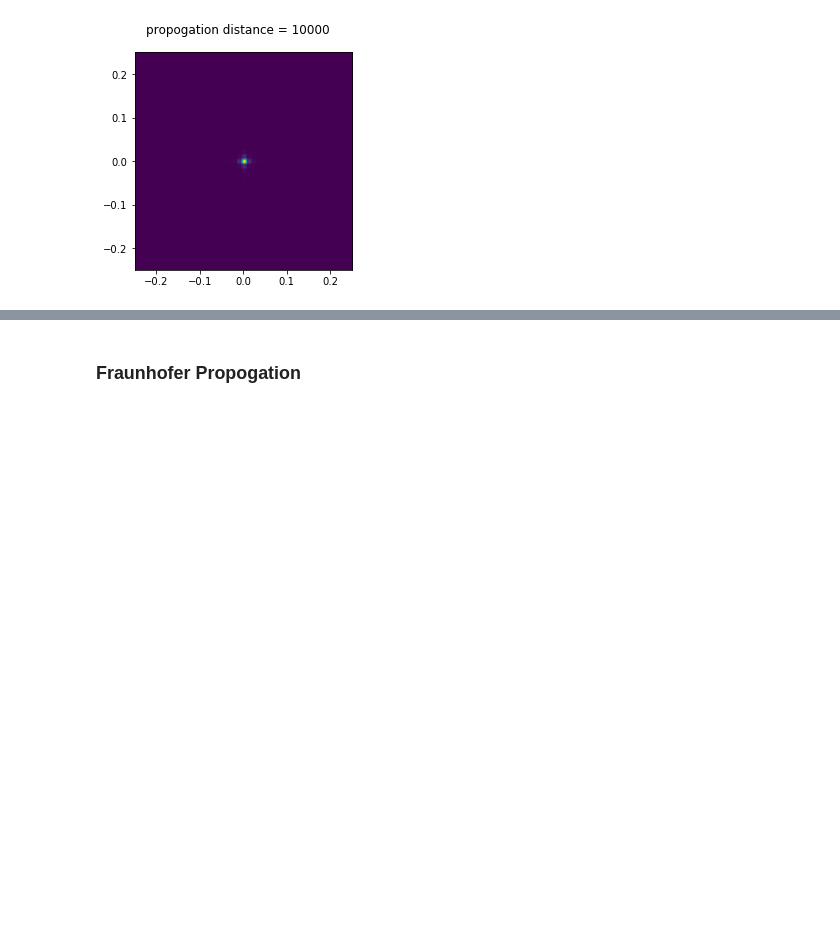
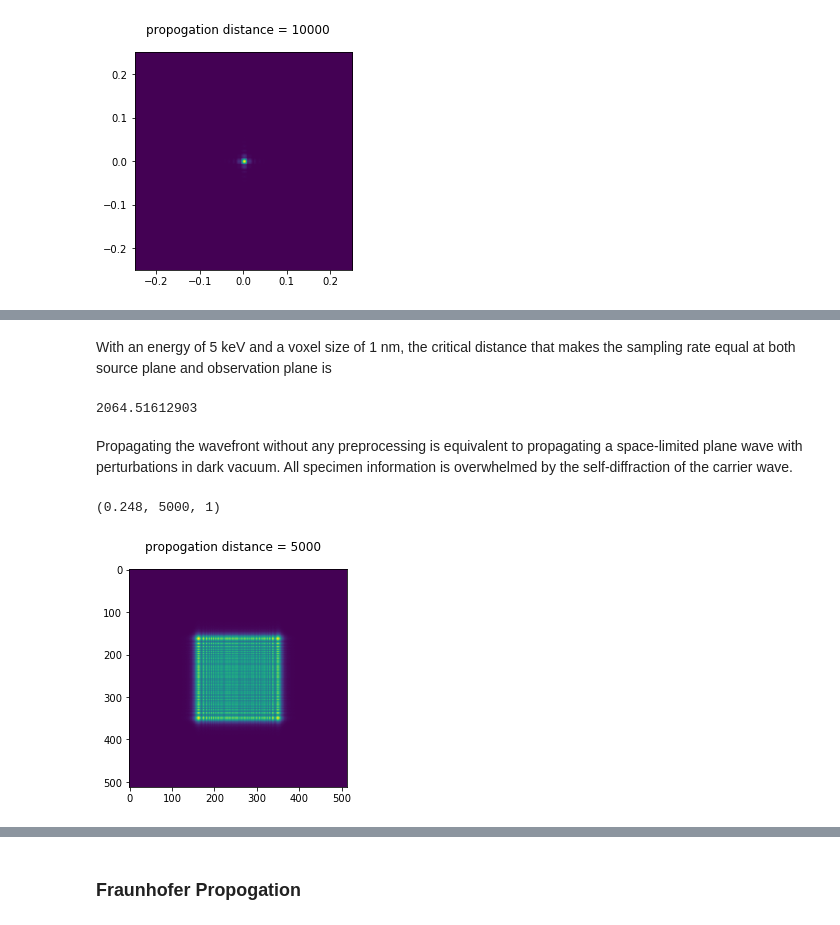
Before and after one commit to mdw771/adorym, a Jupyter notebook: simulation/wave_prop_overview.ipynb, the cells around one changed output, grey strips where cells are left out. Saved outputs shown, nothing was run; the diff lists cells and outputs as text; code cells hidden in the pictures; blank space fills up the shorter version.

```diff
--- a/simulation/wave_prop_overview.ipynb
+++ b/simulation/wave_prop_overview.ipynb
@@ -217,0 +233,27 @@ Another issue that requires attention is that the single-Fourier method works we
+# %% [markdown]
+With an energy of 5 keV and a voxel size of 1 nm, the critical distance that makes the sampling rate equal at both source plane and observation plane is
+# %%
+z_eq_samp = delta ** 2 * N / lmbda_nm
+print z_eq_samp
+# %% [output]
+2064.51612903
+# %% [markdown]
+Propagating the wavefront without any preprocessing is equivalent to propagating a space-limited plane wave with perturbations in dark vacuum. All specimen information is overwhelmed by the self-diffraction of the carrier wave.
+# %%
+z = 5000 # propogation distance
+
+ua = prop.prop1FT(u1, delta, delta * N, lmbda_nm, z) #result using TF method
+Ia, L2 = np.abs(ua) ** 2 # output intensity profile
+
+'''
+Plotting.
+'''
+
+plt.figure()
+plt.suptitle('propogation distance = '+str(z))
+plt.subplot(111)
+plt.imshow(Ia)
+plt.show()
+# %% [output]
+(0.248, 5000, 1)
+[figure, added]
```
Also changed, not shown: parts of 7 cells of this notebook, 5 other files.
